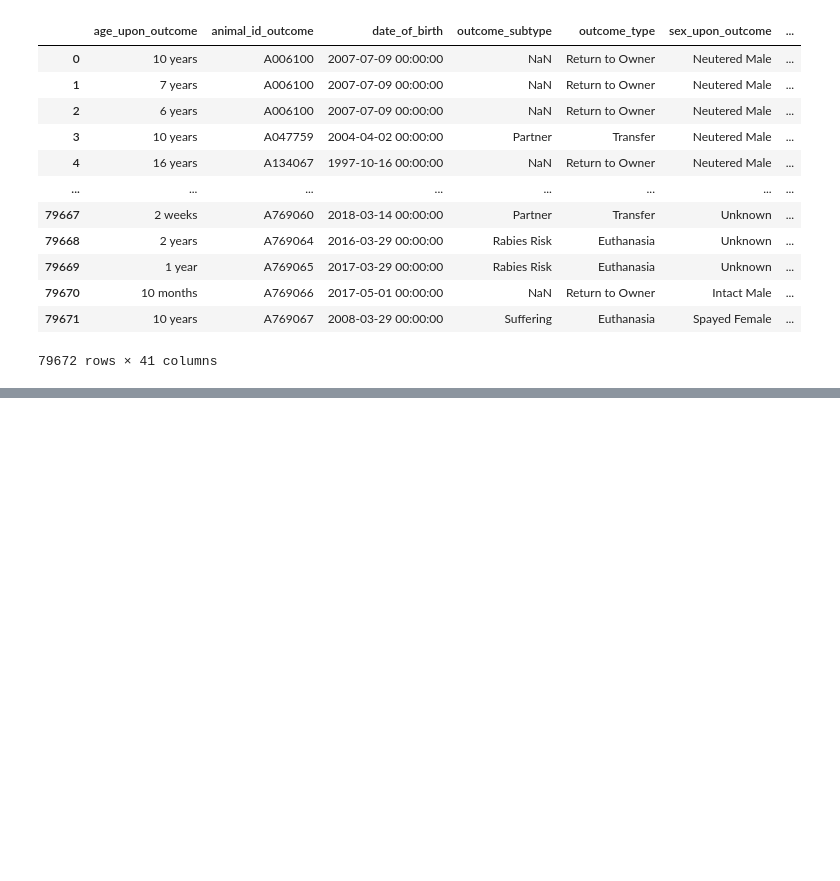
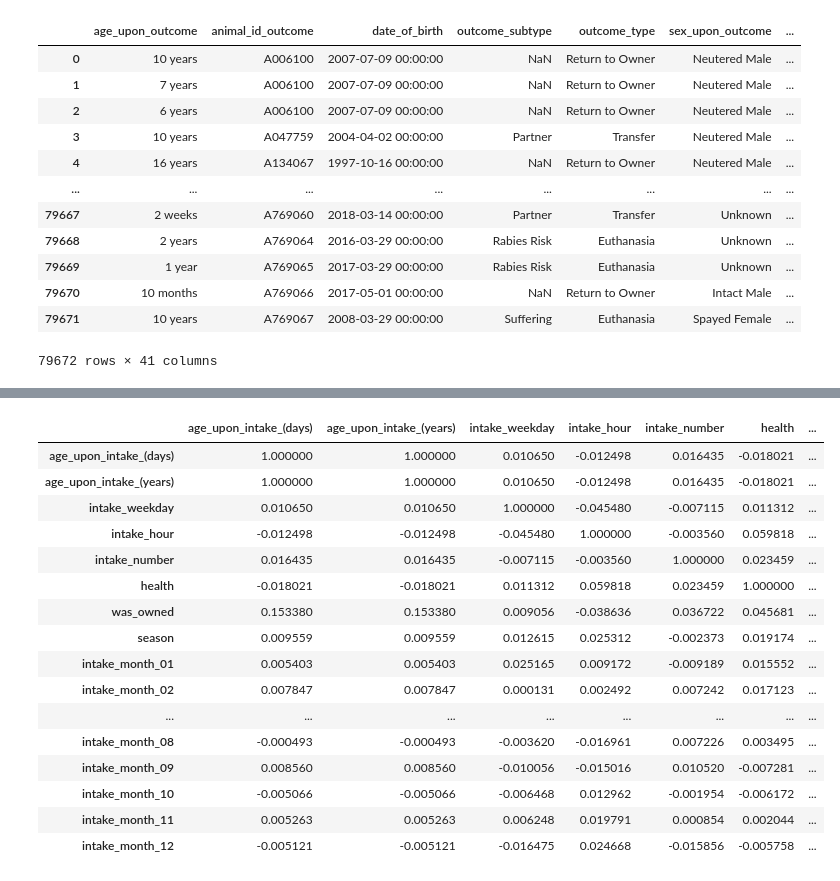
Before and after one commit to freeebooksdotcom/mod2project, a Jupyter notebook: Ignacio's Notebook.ipynb, the cells around one changed output, grey strips where cells are left out. Drawn from its saved outputs; the diff is of its cells as text; code cells hidden in the pictures; blank space fills up the shorter version.

```diff
--- a/Ignacio's Notebook.ipynb
+++ b/Ignacio's Notebook.ipynb
@@ -211,0 +225,10 @@ fig.show()
+# %%
+features=[ 'age_upon_intake', 'breed', 'color', 'found_location',
+       'intake_condition', 'intake_type', 'sex_upon_intake',
+       'age_upon_intake_(days)', 'age_upon_intake_(years)',
+       'age_upon_intake_age_group', 'intake_datetime', 'intake_year',
+       'intake_monthyear', 'intake_weekday', 'intake_hour', 'intake_number', 'health', 'was_owned',
+       'season', 'intake_month_01', 'intake_month_02', 'intake_month_03',
+       'intake_month_04', 'intake_month_05', 'intake_month_06',
+       'intake_month_07', 'intake_month_08', 'intake_month_09',
+       'intake_month_10', 'intake_month_11', 'intake_month_12']
@@ -211,0 +271,20 @@ fig.show()
+# %%
+df[features].corr()
+# %% [output]
+|  | age_upon_intake_(days) | age_upon_intake_(years) | intake_weekday | intake_hour | intake_number | health | ... |
+| age_upon_intake_(days) | 1.000000 | 1.000000 | 0.010650 | -0.012498 | 0.016435 | -0.018021 | ... |
+| age_upon_intake_(years) | 1.000000 | 1.000000 | 0.010650 | -0.012498 | 0.016435 | -0.018021 | ... |
+| intake_weekday | 0.010650 | 0.010650 | 1.000000 | -0.045480 | -0.007115 | 0.011312 | ... |
+| intake_hour | -0.012498 | -0.012498 | -0.045480 | 1.000000 | -0.003560 | 0.059818 | ... |
+| intake_number | 0.016435 | 0.016435 | -0.007115 | -0.003560 | 1.000000 | 0.023459 | ... |
+| health | -0.018021 | -0.018021 | 0.011312 | 0.059818 | 0.023459 | 1.000000 | ... |
+| was_owned | 0.153380 | 0.153380 | 0.009056 | -0.038636 | 0.036722 | 0.045681 | ... |
+| season | 0.009559 | 0.009559 | 0.012615 | 0.025312 | -0.002373 | 0.019174 | ... |
+| intake_month_01 | 0.005403 | 0.005403 | 0.025165 | 0.009172 | -0.009189 | 0.015552 | ... |
+| intake_month_02 | 0.007847 | 0.007847 | 0.000131 | 0.002492 | 0.007242 | 0.017123 | ... |
+| ... | ... | ... | ... | ... | ... | ... | ... |
+| intake_month_08 | -0.000493 | -0.000493 | -0.003620 | -0.016961 | 0.007226 | 0.003495 | ... |
+| intake_month_09 | 0.008560 | 0.008560 | -0.010056 | -0.015016 | 0.010520 | -0.007281 | ... |
+| intake_month_10 | -0.005066 | -0.005066 | -0.006468 | 0.012962 | -0.001954 | -0.006172 | ... |
+| intake_month_11 | 0.005263 | 0.005263 | 0.006248 | 0.019791 | 0.000854 | 0.002044 | ... |
+| intake_month_12 | -0.005121 | -0.005121 | -0.016475 | 0.024668 | -0.015856 | -0.005758 | ... |
```
Also changed, not shown: parts of 24 cells of this notebook.
